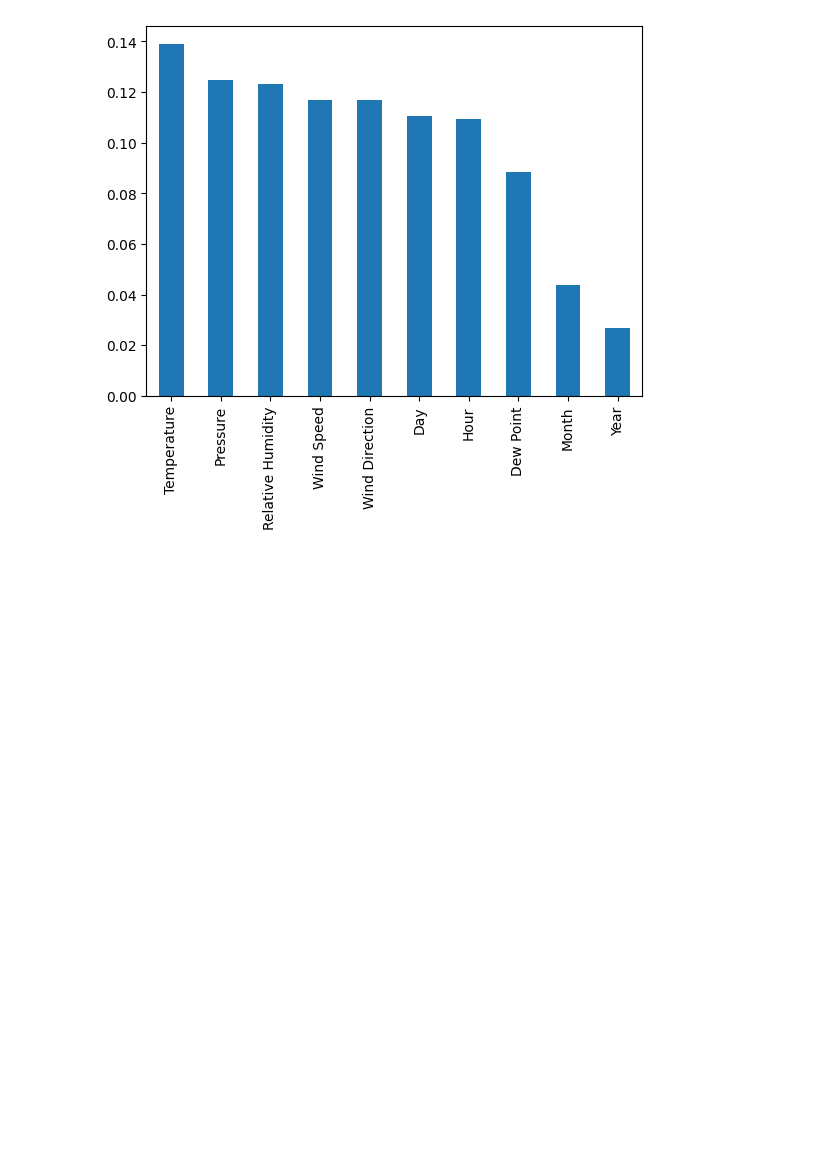
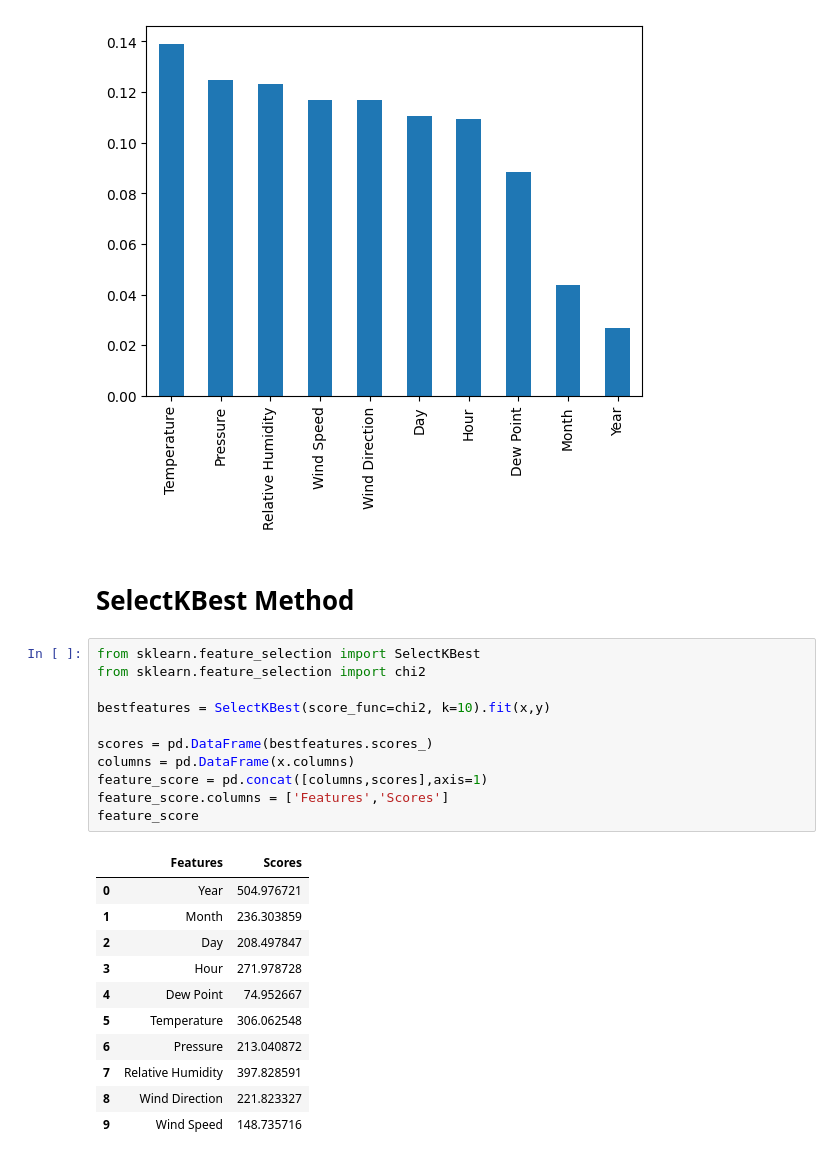
Before and after one commit to Anurag180203/jupyter_notebooks, a Jupyter notebook: Machine Learning/Feature Selection/selection1.ipynb, the cells around one changed output. Drawn from its saved outputs; the diff is of its cells as text; blank space fills up the shorter version.

```diff
--- a/Machine Learning/Feature Selection/selection1.ipynb
+++ b/Machine Learning/Feature Selection/selection1.ipynb
@@ -155,3 +155,28 @@ feature_imp.nlargest(10).plot(kind='bar')
 plt.show()
 # %% [output]
 [figure]
+# %% [markdown]
+# SelectKBest Method
+# %%
+from sklearn.feature_selection import SelectKBest
+from sklearn.feature_selection import chi2
+
+bestfeatures = SelectKBest(score_func=chi2, k=10).fit(x,y)
+
+scores = pd.DataFrame(bestfeatures.scores_)
+columns = pd.DataFrame(x.columns)
+feature_score = pd.concat([columns,scores],axis=1)
+feature_score.columns = ['Features','Scores']
+feature_score
+# %% [output]
+|  | Features | Scores |
+| 0 | Year | 504.976721 |
+| 1 | Month | 236.303859 |
+| 2 | Day | 208.497847 |
+| 3 | Hour | 271.978728 |
+| 4 | Dew Point | 74.952667 |
+| 5 | Temperature | 306.062548 |
+| 6 | Pressure | 213.040872 |
+| 7 | Relative Humidity | 397.828591 |
+| 8 | Wind Direction | 221.823327 |
+| 9 | Wind Speed | 148.735716 |
```
Also changed, not shown: parts of 1 cell of this notebook.
